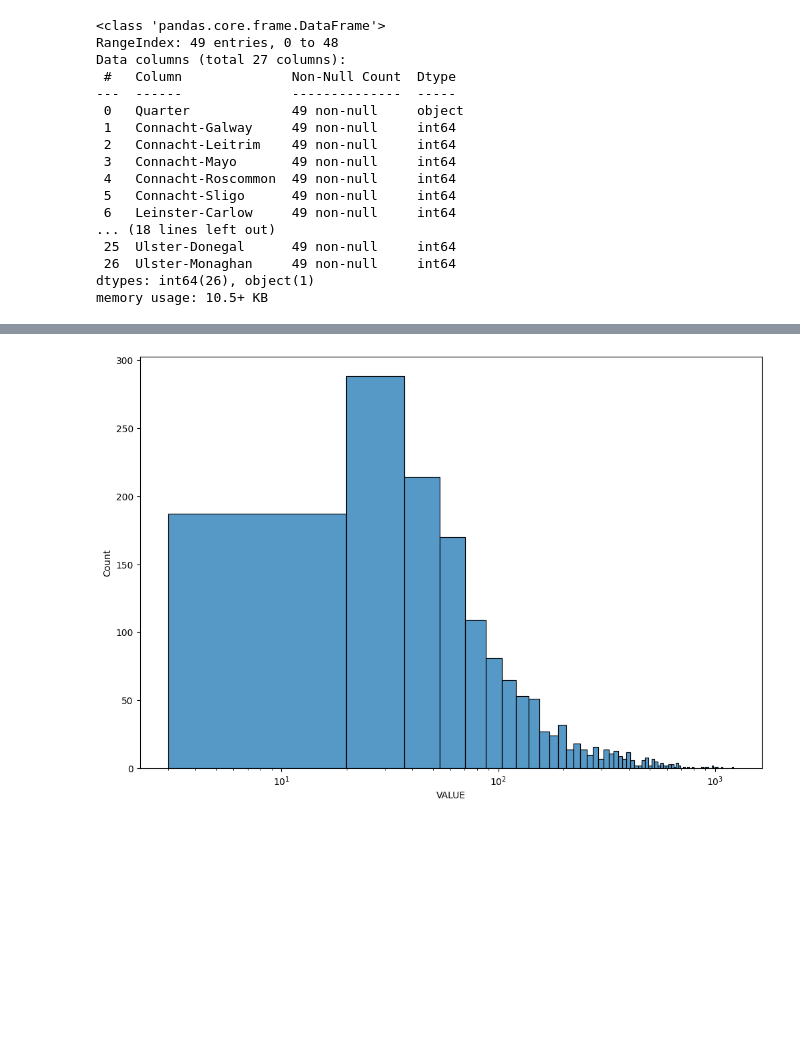
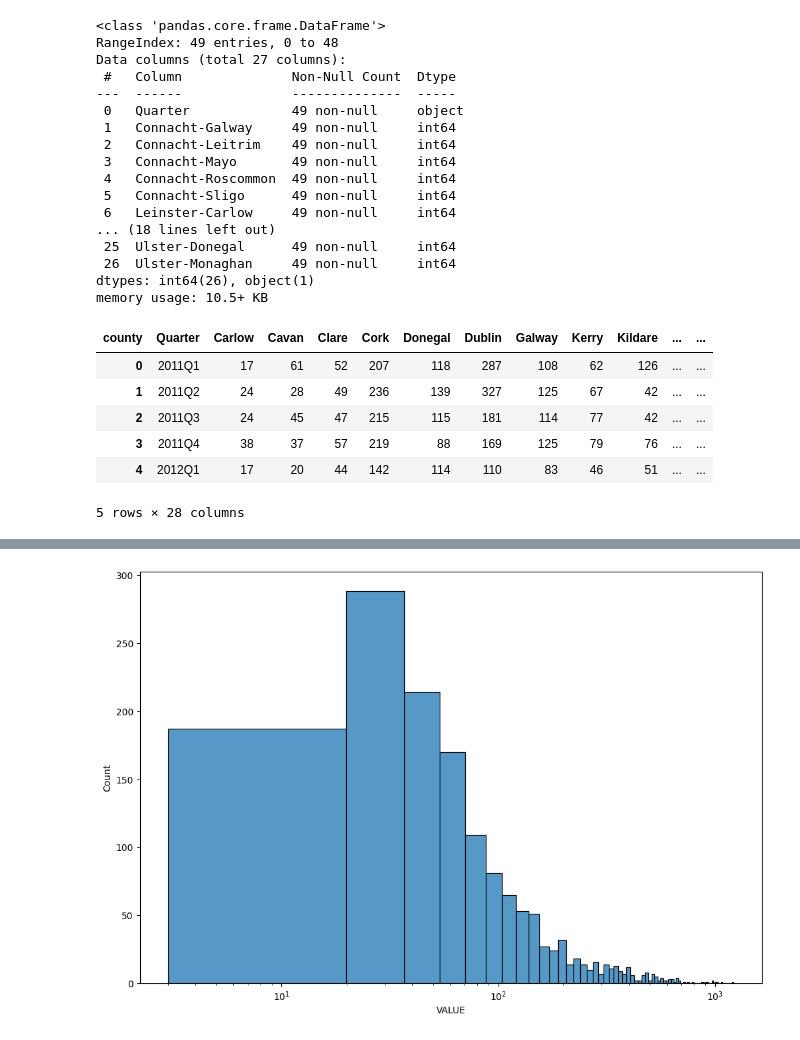
Before and after one commit to lcroash/MSC_SEM1_CA2, a Jupyter notebook: CA2.ipynb, the cells around one changed output, grey strips where cells are left out. Drawn from its saved outputs; the diff is of its cells as text; code cells hidden in the pictures; blank space fills up the shorter version.

```diff
--- a/CA2.ipynb
+++ b/CA2.ipynb
@@ -849,6 +854,7 @@ df_ie_ndq5_cleaned['VALUE'].min()
 3
 # %%
 df_ie_ndq5_pivot = df_ie_ndq5_cleaned.pivot_table(index=['Quarter'], columns=['prov_county'], values='VALUE', aggfunc='sum', fill_value=0).reset_index()
+df_ie_ndq5_pivot_county = df_ie_ndq5_cleaned.pivot_table(index=['Quarter'], columns=['county'], values='VALUE', aggfunc='sum', fill_value=0).reset_index()
 # %%
 df_ie_ndq5_pivot.head()
 # %% [output]
@@ -879,3 +885,14 @@ Data columns (total 27 columns):
  26  Ulster-Monaghan     49 non-null     int64
 dtypes: int64(26), object(1)
 memory usage: 10.5+ KB
+# %%
+df_ie_ndq5_pivot_county['All IE'] = df_ie_ndq1_pivot['All house types']
+df_ie_ndq5_pivot_county.head()
+# %% [output]
+| county | Quarter | Carlow | Cavan | Clare | Cork | Donegal | Dublin | Galway | Kerry | Kildare | ... | ... |
+| 0 | 2011Q1 | 17 | 61 | 52 | 207 | 118 | 287 | 108 | 62 | 126 | ... | ... |
+| 1 | 2011Q2 | 24 | 28 | 49 | 236 | 139 | 327 | 125 | 67 | 42 | ... | ... |
+| 2 | 2011Q3 | 24 | 45 | 47 | 215 | 115 | 181 | 114 | 77 | 42 | ... | ... |
+| 3 | 2011Q4 | 38 | 37 | 57 | 219 | 88 | 169 | 125 | 79 | 76 | ... | ... |
+| 4 | 2012Q1 | 17 | 20 | 44 | 142 | 114 | 110 | 83 | 46 | 51 | ... | ... |
+5 rows × 28 columns
```
Also changed, not shown: parts of 250 cells of this notebook, 5 other files.
